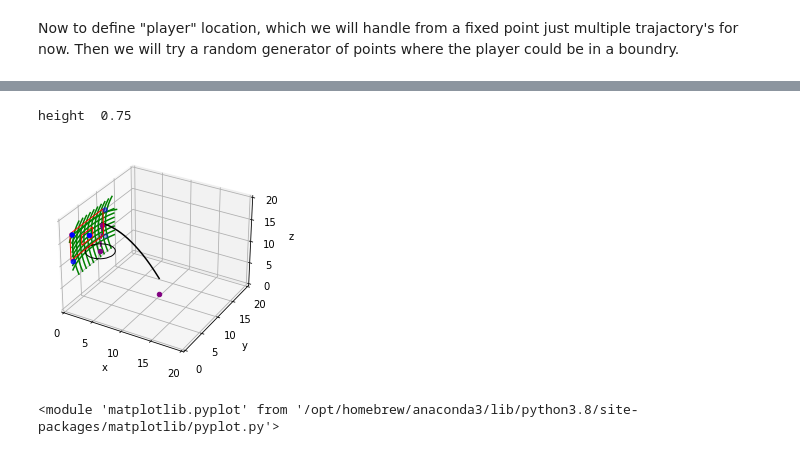
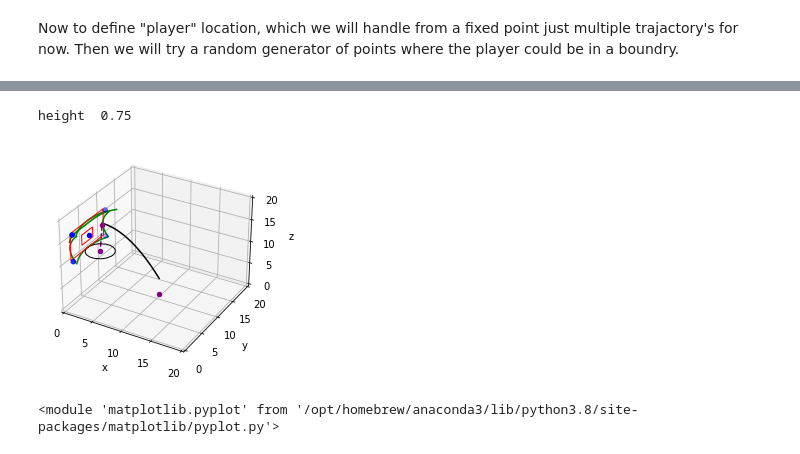
Before and after one commit to finkegabriel/backboard-sim, a Jupyter notebook: documentation.ipynb, the cells around one changed output, grey strips where cells are left out. Saved outputs shown, nothing was run; the diff lists cells and outputs as text; code cells hidden in the pictures.

```diff
--- a/documentation.ipynb
+++ b/documentation.ipynb
@@ -284,17 +288,10 @@ ax.plot(yii+offset,-xi+((doey[0]+doey[1])/2),(doez[2]),zdir='z',color='green')
 xii = np.linspace(-5.5,6.5,500)
 yii = .03*xii**2
 yiii = (((-xi*math.cos(theta)+yi*math.sin(theta)-h)**2)+k)
-ax.plot(yii+offset,xi+((doez[0]+doez[2])/2),((doey[0])),zdir='y',color='green')#(doey[0]),zdir='y')
 
 xiii = np.linspace(-5.5,6.5,500)
 yiiii = .03*xii**2
 yiiiii = (((-xi*math.cos(theta)+yi*math.sin(theta)-h)**2)+k)
-
-for oX in range(xParaBounds):
-    ax.plot(yiiii+offset,xiii+((doez[0]+doez[2])/2),((doey[1])+oX),zdir='y',color='green')
-
-for oY in range(yParaBounds):
-    ax.plot(yi+offset,-xi+((doey[0]+doey[1])/2),(doez[2]-oY),zdir='z',color='green')
 
 '''
 Bellow is where the player (purple dot) is defined in 3d space
@@ -304,32 +301,42 @@ Bellow is where the player (purple dot) is defined in 3d space
 xip = np.linspace(0, 10, 500)
 yip = .09*-xip**2+12
 
 ## player stats
 playerHeight = (yip[len(yip)-1]-yip[len(yip)-1]+1.5)/2
 print("height ",playerHeight)
 ax.scatter(xip[len(xip)-1]+offset,playerHeight,10,zdir='y',color='purple')
 
 #calculate bounce for 1 situation
 x1 = circlexy[0]
 y1 = circlexy[1]
 z1 = 10
 x2 = xip[len(xip)-(len(xip))]+offset
 y2 = yip[len(yip)-(len(yip))]-2
 z2 = 13
 
 # middle point to aim for bounce trajectory
 ax.scatter(x2,y2,z2,zdir='z',color='purple')
 ax.scatter(x1,y1,z1,zdir='z',color='purple')
 
 x3,y3,z3 = [x2,x1],[y2,y1],[z2,z1]
 
 ax.plot(x3,y3,z3,zdir='z',linestyle='--',color='purple')
 ax.plot(xip+offset,yip+1.5,10,zdir='y',color='black')
 
+
+#X
+ax.plot((yiiii+offset)-.5,.5*xiii+((doez[0]+doez[2])/2)-.25,((doey[1])+xParaBounds),zdir='y',color='green')
+ax.plot((yiiii+offset)-.5,.5*xiii+((doez[0]+doez[2])/2)-.25,((doey[1])+(xParaBounds-9)),zdir='y',color='green')
+
+#Y
+ax.plot((yi+offset)-.5,.765*-xi+((doey[0]+doey[1])/2)+.25,(doez[2]+(yParaBounds-13)),zdir='z',color='green')
+ax.plot((yii+offset)-.5,.765*-xi+((doey[0]+doey[1])/2)+.25,(doez[2]),zdir='z',color='green')
+
+
 g1.draw(ax,b,p,c)
 plt.show()
 importlib.reload(plt)
 # %% [output]
 height  0.75
-[figure, old version]
+[figure, new version]
 <module 'matplotlib.pyplot' from '/opt/homebrew/anaconda3/lib/python3.8/site-packages/matplotlib/pyplot.py'>
```
Also changed, not shown: parts of 2 cells of this notebook, 1 other file.
